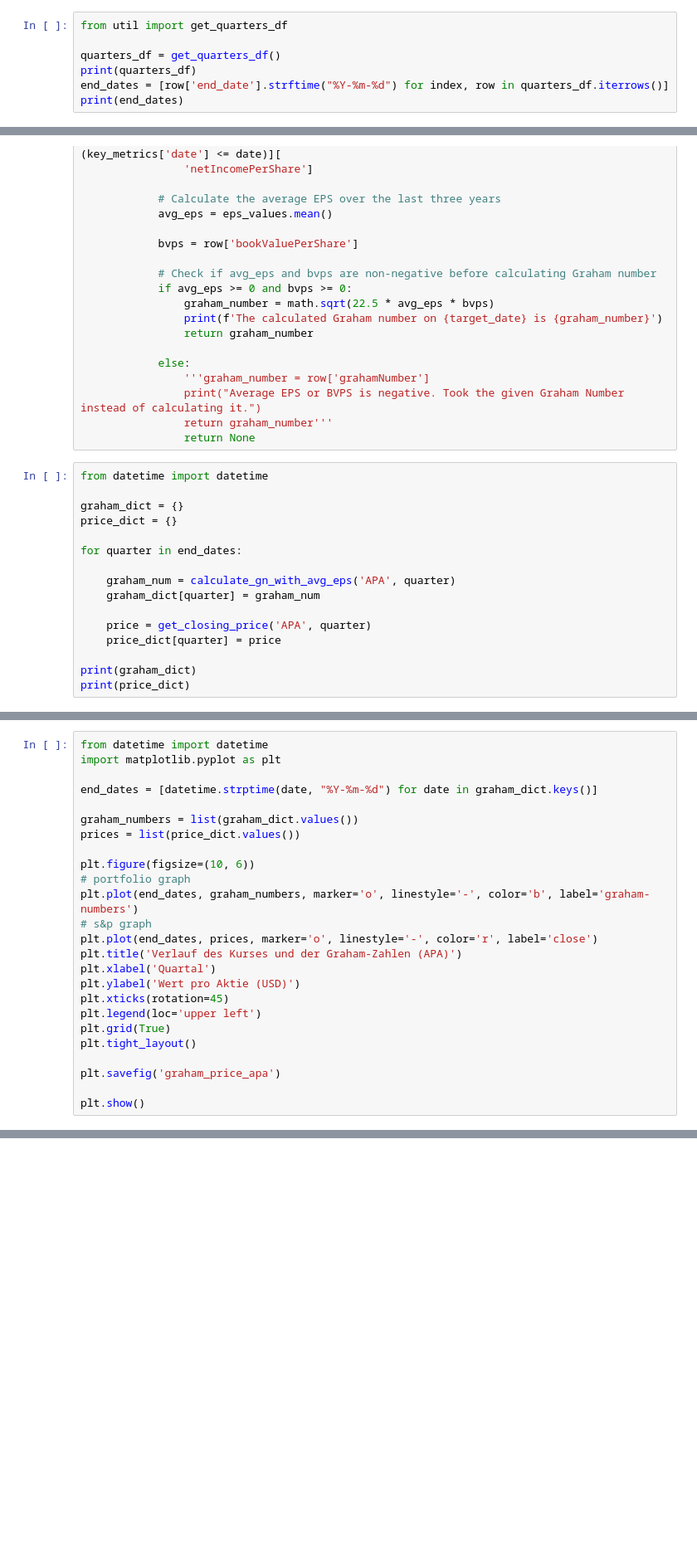
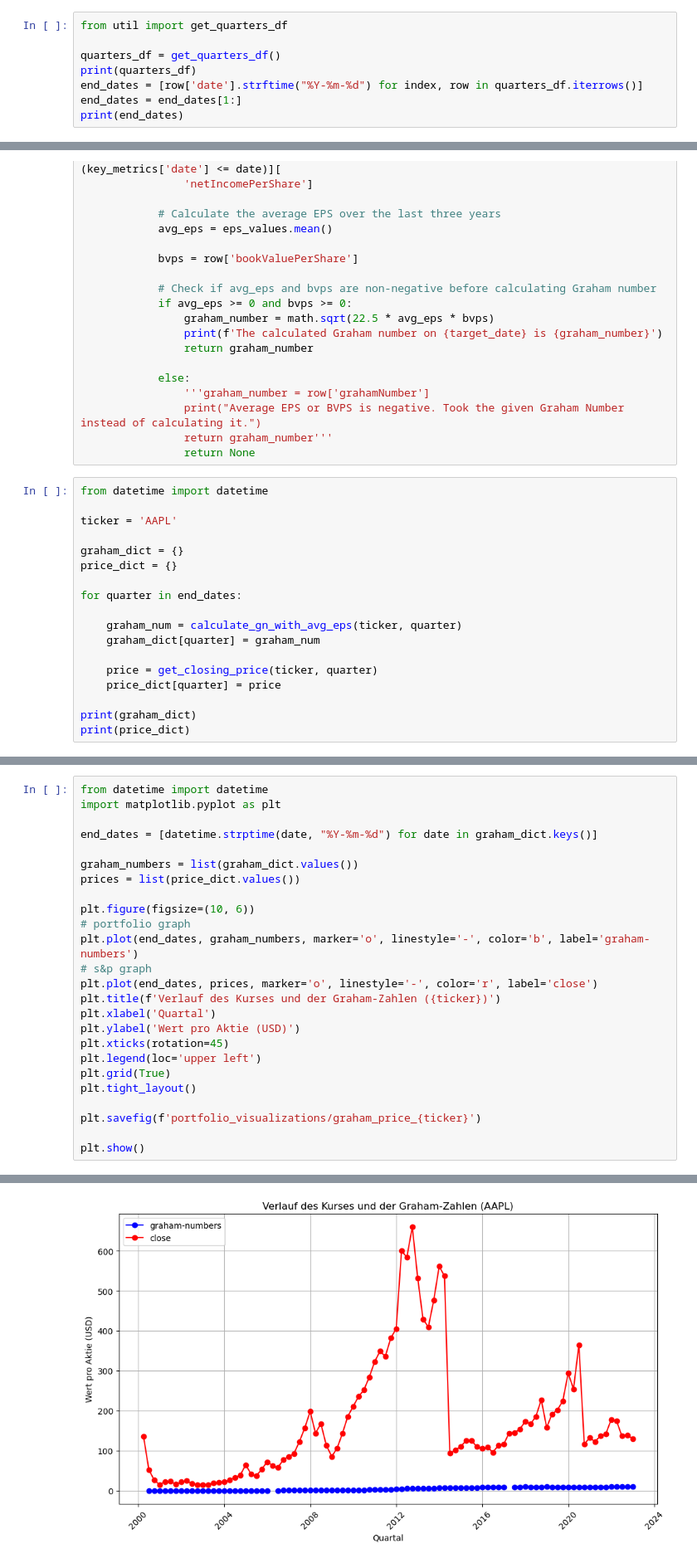
Before and after one commit to lucyschretter/graham_number, a Jupyter notebook: portfolio_pipeline/portfolio_pipeline.ipynb, the cells around one changed output, grey strips where cells are left out. Shown: that part at 83% size. Cells and saved outputs as stored; diff of their text form; blank space fills up the shorter version.

Commit message:
updated notebook to visualize graham number vs closing price

```diff
--- a/portfolio_pipeline/portfolio_pipeline.ipynb
+++ b/portfolio_pipeline/portfolio_pipeline.ipynb
@@ -100,6 +104,7 @@ from util import get_quarters_df
 
 quarters_df = get_quarters_df()
 print(quarters_df)
-end_dates = [row['end_date'].strftime("%Y-%m-%d") for index, row in quarters_df.iterrows()]
+end_dates = [row['date'].strftime("%Y-%m-%d") for index, row in quarters_df.iterrows()]
+end_dates = end_dates[1:]
 print(end_dates)
 # %% [output]
@@ -163,16 +165,18 @@ def calculate_gn_with_avg_eps(ticker, target_date):
                 return None
 # %%
 from datetime import datetime
+
+ticker = 'AAPL'
 
 graham_dict = {}
 price_dict = {}
 
 for quarter in end_dates:
 
-    graham_num = calculate_gn_with_avg_eps('APA', quarter)
+    graham_num = calculate_gn_with_avg_eps(ticker, quarter)
     graham_dict[quarter] = graham_num
 
-    price = get_closing_price('APA', quarter)
+    price = get_closing_price(ticker, quarter)
     price_dict[quarter] = price
 
 print(graham_dict)
@@ -209,7 +213,7 @@ plt.figure(figsize=(10, 6))
 plt.plot(end_dates, graham_numbers, marker='o', linestyle='-', color='b', label='graham-numbers')
 # s&p graph
 plt.plot(end_dates, prices, marker='o', linestyle='-', color='r', label='close')
-plt.title('Verlauf des Kurses und der Graham-Zahlen (APA)')
+plt.title(f'Verlauf des Kurses und der Graham-Zahlen ({ticker})')
 plt.xlabel('Quartal')
 plt.ylabel('Wert pro Aktie (USD)')
 plt.xticks(rotation=45)
@@ -217,7 +221,7 @@ plt.legend(loc='upper left')
 plt.grid(True)
 plt.tight_layout()
 
-plt.savefig('graham_price_apa')
+plt.savefig(f'portfolio_visualizations/graham_price_{ticker}')
 
 plt.show()
 # %% [output]
@@ -224,0 +228 @@ TypeError: strptime() argument 1 must be str, not datetime.datetime
+[figure, added]
```
Also changed, not shown: parts of 4 cells of this notebook.
